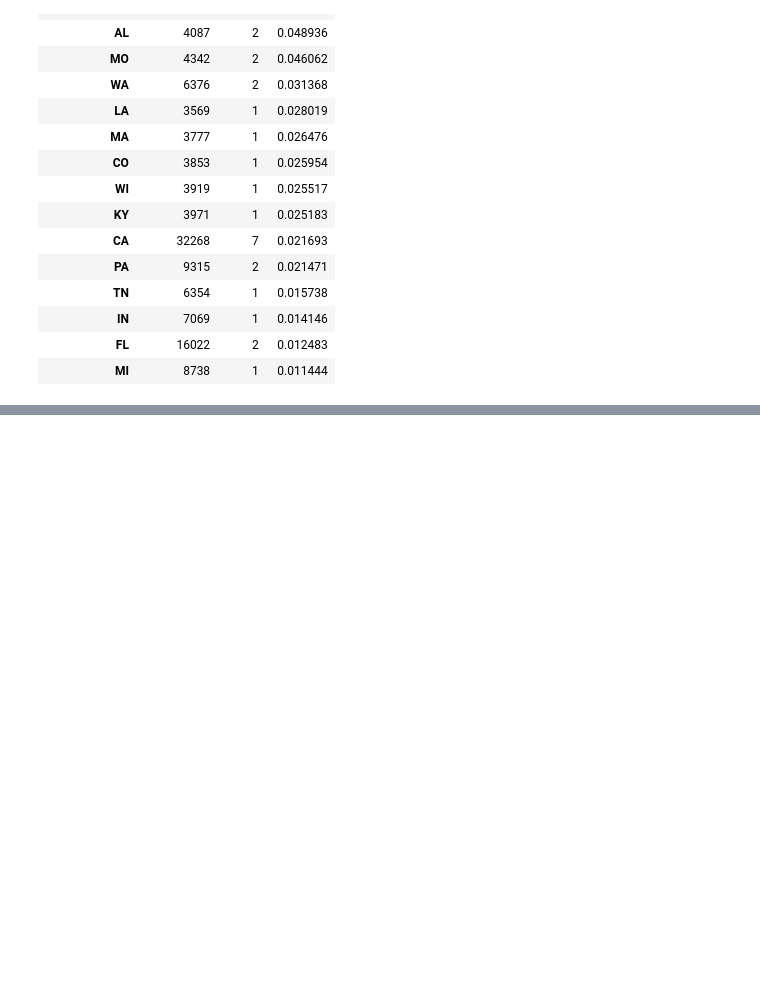
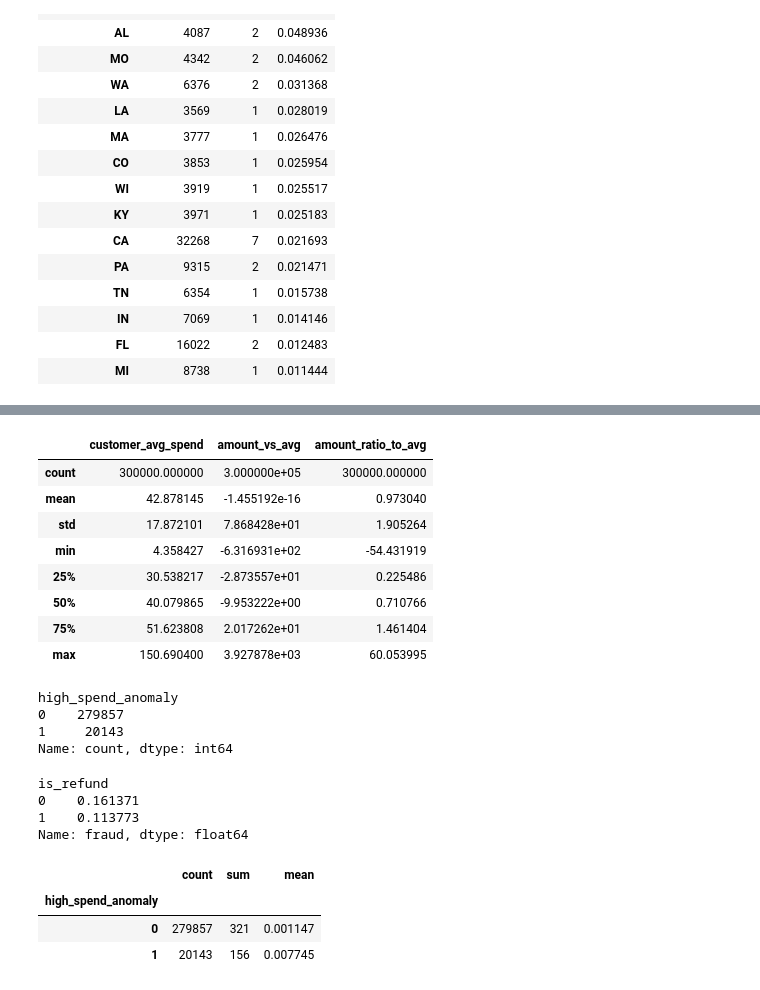
Before and after one commit to kumari-priyanka-22/Finance_ML_Project, a Jupyter notebook: Untitled.ipynb, the cells around one changed output, grey strips where cells are left out. Saved outputs shown, nothing was run; the diff lists cells and outputs as text; code cells hidden in the pictures; blank space fills up the shorter version.

```diff
--- a/Untitled.ipynb
+++ b/Untitled.ipynb
@@ -1204,0 +1207,6 @@ state_fraud_filtered.head(15)
+# %%
+model_df['debt_to_income_ratio'] = (
+    model_df['total_debt']
+    /
+    model_df['yearly_income']
+)
@@ -1204,0 +1254,13 @@ state_fraud_filtered.head(15)
+# %%
+customer_avg_spend = (
+    model_df
+    .groupby('client_id')['amount']
+    .mean()
+    .rename('customer_avg_spend')
+)
+
+model_df = model_df.merge(
+    customer_avg_spend,
+    on='client_id',
+    how='left'
+)
@@ -1204,0 +1279,12 @@ state_fraud_filtered.head(15)
+# %%
+model_df['amount_vs_avg'] = (
+    model_df['amount']
+    -
+    model_df['customer_avg_spend']
+)
+# %%
+model_df['amount_ratio_to_avg'] = (
+    model_df['amount']
+    /
+    (model_df['customer_avg_spend'] + 1)
+)
@@ -1204,0 +1307,18 @@ state_fraud_filtered.head(15)
+# %%
+model_df[
+    [
+        'customer_avg_spend',
+        'amount_vs_avg',
+        'amount_ratio_to_avg'
+    ]
+].describe()
+# %% [output]
+|  | customer_avg_spend | amount_vs_avg | amount_ratio_to_avg |
+| count | 300000.000000 | 3.000000e+05 | 300000.000000 |
+| mean | 42.878145 | -1.455192e-16 | 0.973040 |
+| std | 17.872101 | 7.868428e+01 | 1.905264 |
+| min | 4.358427 | -6.316931e+02 | -54.431919 |
+| 25% | 30.538217 | -2.873557e+01 | 0.225486 |
+| 50% | 40.079865 | -9.953222e+00 | 0.710766 |
+| 75% | 51.623808 | 2.017262e+01 | 1.461404 |
+| max | 150.690400 | 3.927878e+03 | 60.053995 |
@@ -1204,0 +1335,30 @@ state_fraud_filtered.head(15)
+# %%
+model_df['high_spend_anomaly'] = (
+    model_df['amount_ratio_to_avg'] > 3
+).astype(int)
+model_df['high_spend_anomaly'].value_counts()
+# %% [output]
+high_spend_anomaly
+0    279857
+1     20143
+Name: count, dtype: int64
+# %%
+model_df.groupby(
+    'is_refund'
+)['fraud'].mean() * 100
+# %% [output]
+is_refund
+0    0.161371
+1    0.113773
+Name: fraud, dtype: float64
+# %%
+model_df.groupby(
+    'high_spend_anomaly'
+)['fraud'].agg(
+    ['count', 'sum', 'mean']
+)
+# %% [output]
+|  | count | sum | mean |
+| high_spend_anomaly |  |  |  |
+| 0 | 279857 | 321 | 0.001147 |
+| 1 | 20143 | 156 | 0.007745 |
```
Also changed, not shown: parts of 26 cells of this notebook.
